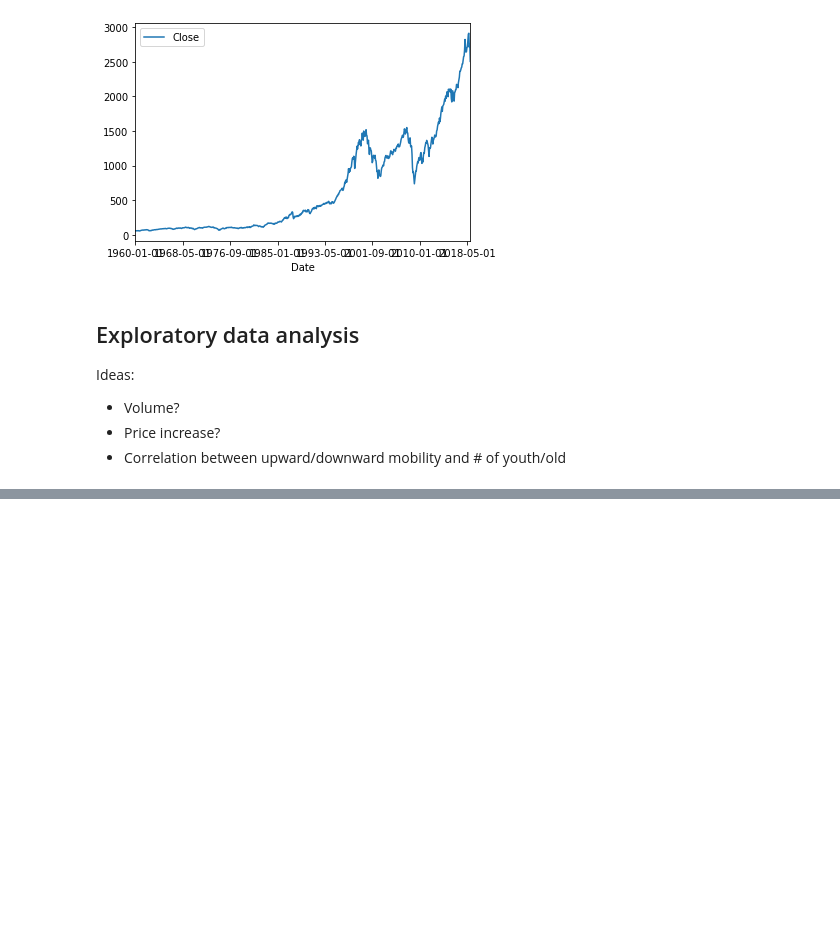
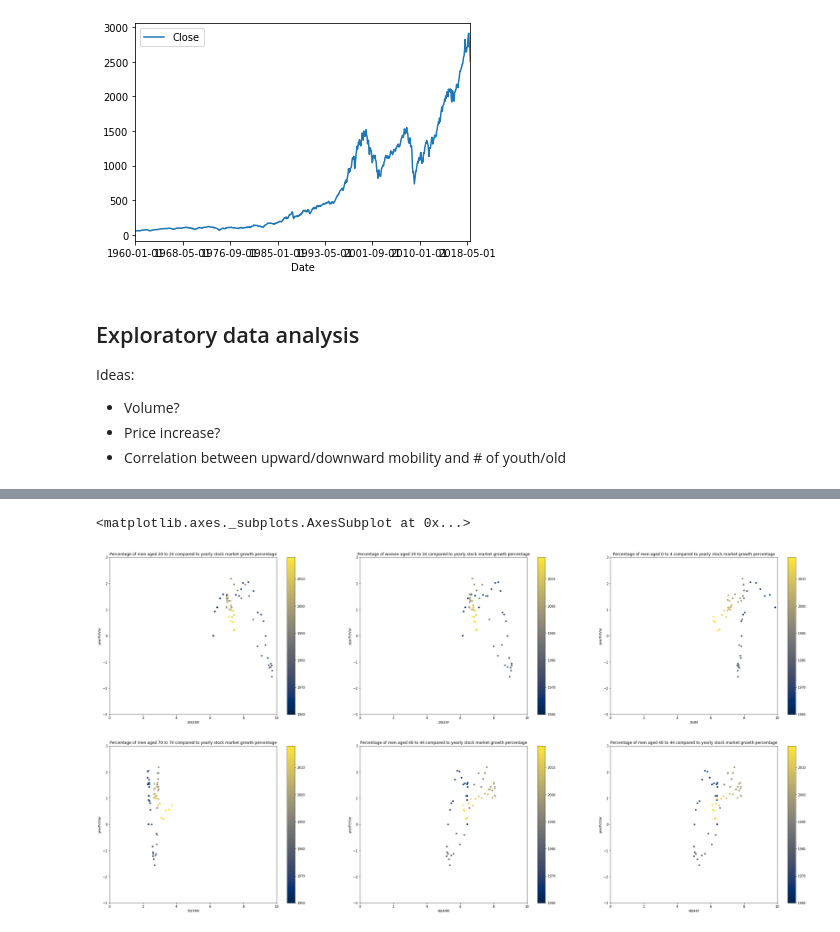
Before and after one commit to doodger/dataScience, a Jupyter notebook: finance.ipynb, the cells around one changed output, grey strips where cells are left out. Saved outputs shown, nothing was run; the diff lists cells and outputs as text; code cells hidden in the pictures; blank space fills up the shorter version.

```diff
--- a/finance.ipynb
+++ b/finance.ipynb
@@ -146,0 +125,13 @@ corrMatrix.style.background_gradient(cmap='coolwarm', axis=None)
+# %%
+#A few scatter plots of demographic group versus the yearly growth
+fig, axes = plt.subplots(ncols=3, nrows=2,figsize=(40,20))
+plt.setp(axes, xlim=(0,10),ylim=(-3,3))
+merged_df.plot.scatter(ax=axes[0,0],x="20t24M", y="yearPctVar",c=[i for i in range(1960,2019)],cmap="cividis",title = "Percentage of men aged 20 to 24 compared to yearly stock market growth percentage")#young men vs %-variation
+merged_df.plot.scatter(ax=axes[0,1],x="20t24F", y="yearPctVar",c=[i for i in range(1960,2019)],cmap="cividis",title = "Percentage of women aged 20 to 24 compared to yearly stock market growth percentage")#young women vs %-variation
+merged_df.plot.scatter(ax=axes[0,2],x="0t4M", y="yearPctVar",c=[i for i in range(1960,2019)],cmap="cividis",title = "Percentage of men aged 0 to 4 compared to yearly stock market growth percentage")#male babies vs %-variation
+merged_df.plot.scatter(ax=axes[1,0],x="70t74M", y="yearPctVar",c=[i for i in range(1960,2019)],cmap="cividis",title = "Percentage of men aged 70 to 74 compared to yearly stock market growth percentage")#male retirees vs %-variation
+merged_df.plot.scatter(ax=axes[1,1],x="40t44M", y="yearPctVar",c=[i for i in range(1960,2019)],cmap="cividis",title = "Percentage of men aged 40 to 44 compared to yearly stock market growth percentage")#male midlife vs %-variation
+merged_df.plot.scatter(ax=axes[1,2],x="40t44F", y="yearPctVar",c=[i for i in range(1960,2019)],cmap="cividis",title = "Percentage of men aged 40 to 44 compared to yearly stock market growth percentage")#male retirees vs %-variation
+# %% [output]
+<matplotlib.axes._subplots.AxesSubplot at 0x...>
+[figure, added]
```
Also changed, not shown: parts of 12 cells of this notebook.
